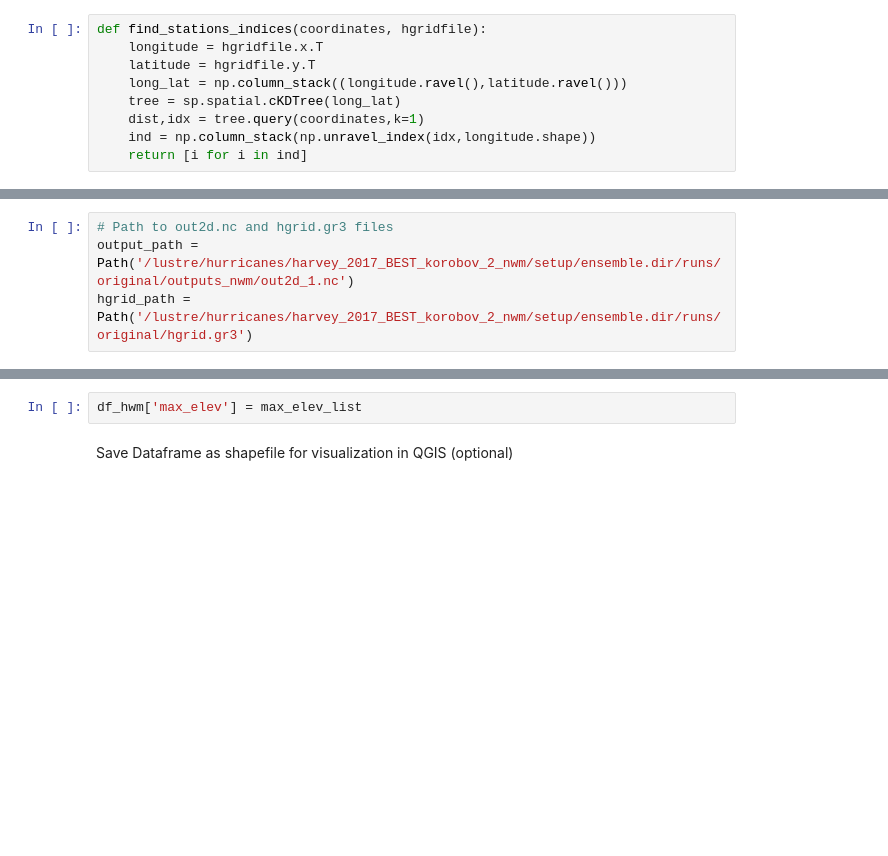
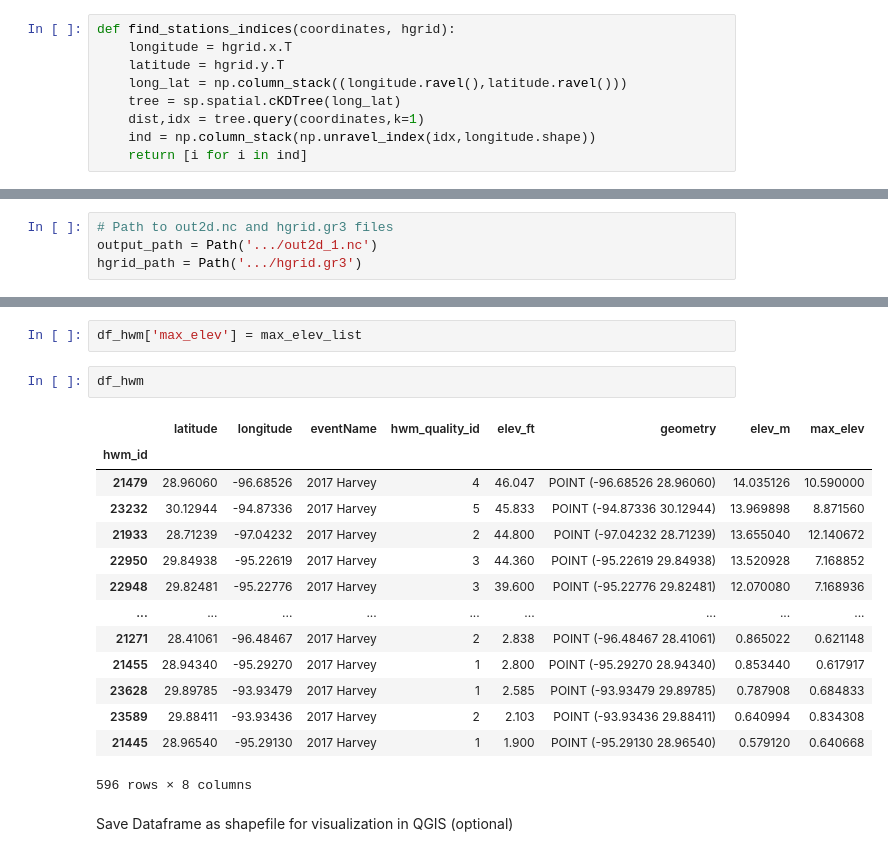
Before and after one commit to FariborzDaneshvar-NOAA/SCHISM_validation_plot, a Jupyter notebook: notebooks/HWMs.ipynb, the cells around one changed output, grey strips where cells are left out. Cells and saved outputs as stored; diff of their text form; blank space fills up the shorter version.

Commit message:
format file paths

```diff
--- a/notebooks/HWMs.ipynb
+++ b/notebooks/HWMs.ipynb
@@ -26,9 +26,9 @@ def get_stations_coordinates(dataset):
     coord_combined = np.column_stack([coord_x, coord_y])
     return coord_combined
 # %%
-def find_stations_indices(coordinates, hgridfile):
-    longitude = hgridfile.x.T
-    latitude = hgridfile.y.T
+def find_stations_indices(coordinates, hgrid):
+    longitude = hgrid.x.T
+    latitude = hgrid.y.T
     long_lat = np.column_stack((longitude.ravel(),latitude.ravel()))
     tree = sp.spatial.cKDTree(long_lat)
     dist,idx = tree.query(coordinates,k=1)
@@ -227,8 +227,8 @@ hwm_navd88 = hwm[hwm.verticalDatumName=='NAVD88']
 **Read SCHISM files**
 # %%
 # Path to out2d.nc and hgrid.gr3 files
-output_path = Path('/lustre/hurricanes/harvey_2017_BEST_korobov_2_nwm/setup/ensemble.dir/runs/original/outputs_nwm/out2d_1.nc')
-hgrid_path = Path('/lustre/hurricanes/harvey_2017_BEST_korobov_2_nwm/setup/ensemble.dir/runs/original/hgrid.gr3')
+output_path = Path('.../out2d_1.nc')
+hgrid_path = Path('.../hgrid.gr3')
 # %%
 ds = xr.open_dataset(output_path)
 ds_max_elev = ds['elevation'].max('time')
@@ -264,6 +264,23 @@ stations_indices = find_stations_indices(stations_coordinates, hgrid)
 max_elev_list = get_schism_max_elevation(ds_max_elev, stations_indices)
 # %%
 df_hwm['max_elev'] = max_elev_list
+# %%
+df_hwm
+# %% [output]
+|  | latitude | longitude | eventName | hwm_quality_id | elev_ft | geometry | elev_m | max_elev |
+| hwm_id |  |  |  |  |  |  |  |  |
+| 21479 | 28.96060 | -96.68526 | 2017 Harvey | 4 | 46.047 | POINT (-96.68526 28.96060) | 14.035126 | 10.590000 |
+| 23232 | 30.12944 | -94.87336 | 2017 Harvey | 5 | 45.833 | POINT (-94.87336 30.12944) | 13.969898 | 8.871560 |
+| 21933 | 28.71239 | -97.04232 | 2017 Harvey | 2 | 44.800 | POINT (-97.04232 28.71239) | 13.655040 | 12.140672 |
+| 22950 | 29.84938 | -95.22619 | 2017 Harvey | 3 | 44.360 | POINT (-95.22619 29.84938) | 13.520928 | 7.168852 |
+| 22948 | 29.82481 | -95.22776 | 2017 Harvey | 3 | 39.600 | POINT (-95.22776 29.82481) | 12.070080 | 7.168936 |
+| ... | ... | ... | ... | ... | ... | ... | ... | ... |
+| 21271 | 28.41061 | -96.48467 | 2017 Harvey | 2 | 2.838 | POINT (-96.48467 28.41061) | 0.865022 | 0.621148 |
+| 21455 | 28.94340 | -95.29270 | 2017 Harvey | 1 | 2.800 | POINT (-95.29270 28.94340) | 0.853440 | 0.617917 |
+| 23628 | 29.89785 | -93.93479 | 2017 Harvey | 1 | 2.585 | POINT (-93.93479 29.89785) | 0.787908 | 0.684833 |
+| 23589 | 29.88411 | -93.93436 | 2017 Harvey | 2 | 2.103 | POINT (-93.93436 29.88411) | 0.640994 | 0.834308 |
+| 21445 | 28.96540 | -95.29130 | 2017 Harvey | 1 | 1.900 | POINT (-95.29130 28.96540) | 0.579120 | 0.640668 |
+596 rows × 8 columns
 # %% [markdown]
 Save Dataframe as shapefile for visualization in QGIS (optional)
 # %%
```
